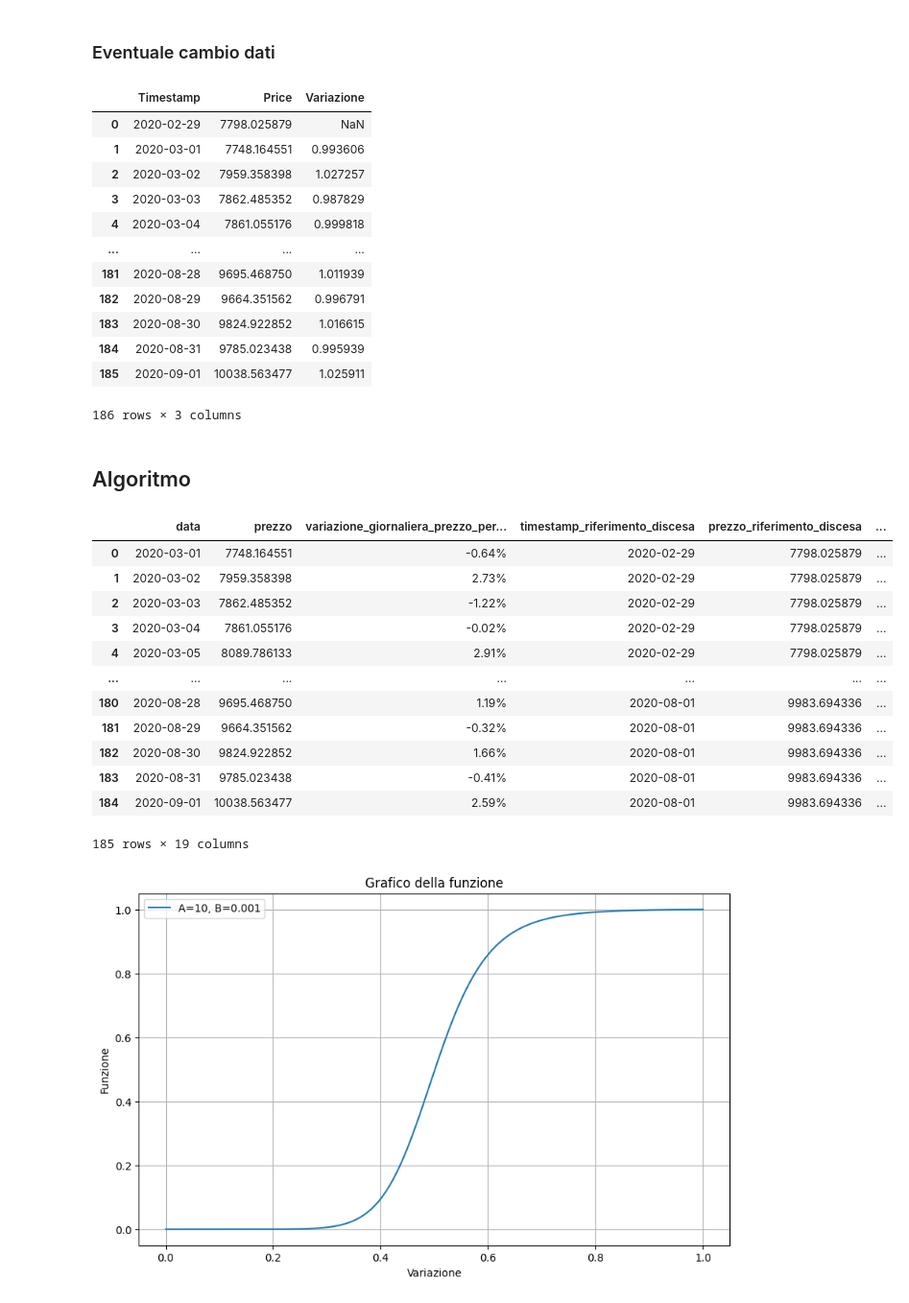
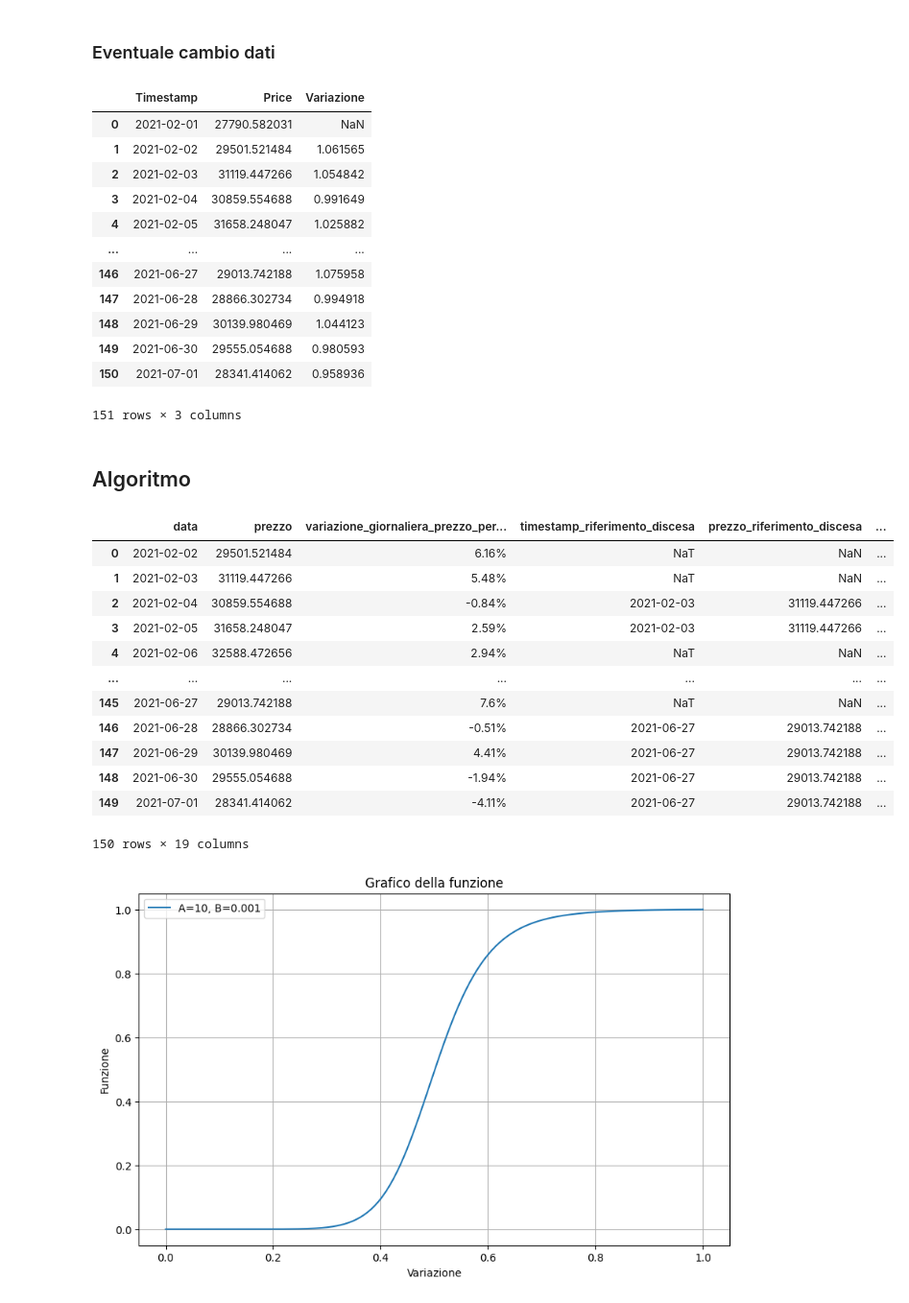
Before and after one commit to AleImbri/Crypto-strategies-simulations, a Jupyter notebook: Trading a % senza micro variazioni.ipynb, the cells around one changed output. Shown: that part at 96% size. Drawn from its saved outputs; the diff is of its cells as text; code cells hidden in the pictures.

```diff
--- a/Trading a % senza micro variazioni.ipynb
+++ b/Trading a % senza micro variazioni.ipynb
@@ -215,8 +215,8 @@ dati
 # data_fine = '2021-07-31'
 
 # Periodo personale
-data_inizio = '2020-02-29'
-data_fine = '2020-09-01'
+data_inizio = '2021-02-01'
+data_fine = '2021-07-01'
 
 indice_inizio = dati[dati['Timestamp'] == data_inizio].index[0]
 indice_fine = dati[dati['Timestamp'] == data_fine].index[0]
@@ -255,18 +255,18 @@ dati['Price'] = dati.index.map(calcola_prezzo)
 dati
 # %% [output]
 |  | Timestamp | Price | Variazione |
-| 0 | 2020-02-29 | 7798.025879 | NaN |
-| 1 | 2020-03-01 | 7748.164551 | 0.993606 |
-| 2 | 2020-03-02 | 7959.358398 | 1.027257 |
-| 3 | 2020-03-03 | 7862.485352 | 0.987829 |
-| 4 | 2020-03-04 | 7861.055176 | 0.999818 |
+| 0 | 2021-02-01 | 27790.582031 | NaN |
+| 1 | 2021-02-02 | 29501.521484 | 1.061565 |
+| 2 | 2021-02-03 | 31119.447266 | 1.054842 |
+| 3 | 2021-02-04 | 30859.554688 | 0.991649 |
+| 4 | 2021-02-05 | 31658.248047 | 1.025882 |
 | ... | ... | ... | ... |
-| 181 | 2020-08-28 | 9695.468750 | 1.011939 |
-| 182 | 2020-08-29 | 9664.351562 | 0.996791 |
-| 183 | 2020-08-30 | 9824.922852 | 1.016615 |
-| 184 | 2020-08-31 | 9785.023438 | 0.995939 |
-| 185 | 2020-09-01 | 10038.563477 | 1.025911 |
+| 146 | 2021-06-27 | 29013.742188 | 1.075958 |
+| 147 | 2021-06-28 | 28866.302734 | 0.994918 |
+| 148 | 2021-06-29 | 30139.980469 | 1.044123 |
+| 149 | 2021-06-30 | 29555.054688 | 0.980593 |
+| 150 | 2021-07-01 | 28341.414062 | 0.958936 |
-186 rows × 3 columns
+151 rows × 3 columns
 # %% [markdown]
 ## Algoritmo
 # %%
@@ -420,10 +420,10 @@ def plot_custom_exp(A, B):
 # Parametri della strategia
 inverti_riferimento_acquisto = True # Se è True, la variazione percentuale viene calcolata "dall'alto in basso" (ad esempio, se il prezzo passa da 80 a 40 la variazione % è considerata del -50%); se è False, la variazione percentuale viene calcolata "dal basso all'alto" (ad esempio, se il prezzo passa da 80 a 40 la variazione % è considerata del +100% perchè da 40 a 80 c'è il 100%); la percentuale di acquisto sarà poi una funzione del modulo di questa variazione % attraverso la function calcola_percentuale
 inverti_riferimento_vendita = True # Se è True, la variazione percentuale viene calcolata "dal basso all'alto" (ad esempio, se il prezzo passa da 70 a 140 la variazione % è considerata del +100%); se è False, la variazione percentuale viene calcolata "dall'alto al basso" (ad esempio, se il prezzo passa da 70 a 140 la variazione % è considerata del -50% perchè da 140 a 70 c'è il -50%); la percentuale di vendita sarà poi una funzione del modulo di questa variazione % attraverso la function calcola_percentuale
-acquisto_rispetto_liquidità_iniziale = True
+acquisto_rispetto_liquidità_iniziale = False
 vendita_rispetto_massimo_btc_posseduti = True
-compra_pure = True
-vendi_pure = True
+compra_pure = False
+vendi_pure = False
 soglia_vendita = 0 # La vendita avviene solo se il prezzo è superiore almeno di questa percentuale rispetto al prezzo medio pesato degli ultimi acquisti consecutivi, dove i pesi sono gli euro spesi
 A_a = 10 # Scegliere un numero > 0, anche se per una curva convessa conviene > 1
 B_a = 0.001 # Scegliere un numero > 0
@@ -431,7 +431,7 @@ A_v = 10 # Scegliere un numero > 0, anche se per una curva convessa conviene > 1
 B_v = 0.001 # Scegliere un numero > 0
 coefficienti_acquisto = 'custom_exp' # Scegliere se mandare una lista che rappresenta i coefficienti di un polinomio, una stringa con una funzione in particolare scritta in Python, oppure custom_exp per l'esponenziale personalizzato con i parametri A e B
 coefficienti_vendita =  'custom_exp' # Scegliere se mandare una lista che rappresenta i coefficienti di un polinomio, una stringa con una funzione in particolare scritta in Python, oppure custom_exp per l'esponenziale personalizzato con i parametri A e B
-compra_solo_in_discesa = True
+compra_solo_in_discesa = False
 vendi_solo_in_salita = False
 soglia_acquisto_rispetto_riferimento = 0 # L'acquisto avviene solo se il prezzo è sceso almeno di questa percentuale rispetto al prezzo_riferimento_discesa
 soglia_vendita_rispetto_riferimento = 0 # La vendita avviene solo se il prezzo è salito almeno di questa percentuale rispetto al prezzo_riferimento_salita
@@ -439,11 +439,11 @@ soglia_vendita_rispetto_riferimento = 0 # La vendita avviene solo se il prezzo
 soglia_calcolo_variazioni_discesa = 0.05
 soglia_calcolo_variazioni_salita = 0.05
 
-perc_relativa = False # Se è False, la percentuale di variazione dei prezzi viene calcolata in senso assoluto (ad esempio, se il prezzo è 50€ e cala del 10% diventa 45€) sia per variazioni positive che per variazioni negative; se è True: se il prezzo_riferimento corrente è prezzo_riferimento_discesa, guardo quanto è sceso il prezzo relativamente al minimo degli ultimi finestra_minimo giorni  (ad esempio, se prezzo_riferimento_discesa era 80€, oggi è 70€ e il minimo è 50€, un calo del 100% sarebbe andato da 80€ a 50€, e quindi in proporzione un calo da 80€ a 70€ corrisponde a un -33.3%), mentre se il prezzo di riferimento è prezzo_riferimento_salita, guardo quanto è salito relativamente al massimo degli ultimi finestra_massimo giorni (ad esempio, se prezzo_riferimento_salita era 20€, quello di oggi è 50€ e il massimo è 90€, la salita relativa in percntuale è 3/7 ~ 42.9%); notare che se perc_relativa è True, sono indifferenti i valori di inverti_riferimento_acquisto nel caso di una discesa e inverti_riferimento_vendita nel caso di una salita, mentre se è False sono ovviamente indifferenti il valore di finestra_minimo e di finestra_massimo
+perc_relativa = True # Se è False, la percentuale di variazione dei prezzi viene calcolata in senso assoluto (ad esempio, se il prezzo è 50€ e cala del 10% diventa 45€) sia per variazioni positive che per variazioni negative; se è True: se il prezzo_riferimento corrente è prezzo_riferimento_discesa, guardo quanto è sceso il prezzo relativamente al minimo degli ultimi finestra_minimo giorni  (ad esempio, se prezzo_riferimento_discesa era 80€, oggi è 70€ e il minimo è 50€, un calo del 100% sarebbe andato da 80€ a 50€, e quindi in proporzione un calo da 80€ a 70€ corrisponde a un -33.3%), mentre se il prezzo di riferimento è prezzo_riferimento_salita, guardo quanto è salito relativamente al massimo degli ultimi finestra_massimo giorni (ad esempio, se prezzo_riferimento_salita era 20€, quello di oggi è 50€ e il massimo è 90€, la salita relativa in percntuale è 3/7 ~ 42.9%); notare che se perc_relativa è True, sono indifferenti i valori di inverti_riferimento_acquisto nel caso di una discesa e inverti_riferimento_vendita nel caso di una salita, mentre se è False sono ovviamente indifferenti il valore di finestra_minimo e di finestra_massimo
 finestra_minimo = 30 # Finestra per calcolare il minimo, compreso il giorno attuale
 finestra_massimo = 30 # Finestra per calcolare il massimo, compreso il giorno attuale
-nuovi_min_all_in = False # Utile solo se perc_relativa è True, altrimenti è come se non ci fosse: se è False, evita di acquistare il 100% se il prezzo attuale diventa il nuovo minimo, e in quel caso invece acquista come se perc_relativa fosse False (guardando quindi anche inverti_riferimento_acquisto e agendo di conseguenza); se è True, in caso di nuovi minimi acquista subito con il 100% di liquidità appena il prezzo diventa lui stesso il nuovo minimo degli ultimi finestra_minimo giorni
-nuovi_max_all_in = False # Analogo di nuovi_min_all_in ma per il massimo (evita di vendere il 100%)
+nuovi_min_all_in = True # Utile solo se perc_relativa è True, altrimenti è come se non ci fosse: se è False, evita di acquistare il 100% se il prezzo attuale diventa il nuovo minimo, e in quel caso invece acquista come se perc_relativa fosse False (guardando quindi anche inverti_riferimento_acquisto e agendo di conseguenza); se è True, in caso di nuovi minimi acquista subito con il 100% di liquidità appena il prezzo diventa lui stesso il nuovo minimo degli ultimi finestra_minimo giorni
+nuovi_max_all_in = True # Analogo di nuovi_min_all_in ma per il massimo (evita di vendere il 100%)
 
 soglia_acquisti_vicini = 0.05 # Se è 0, è come se questa variabile non esistesse perchè rimane tutto come prima; se è > 0, un acquisto avviene solo se il prezzo attuale è almeno di questa soglia percentuale sopra l'ultimo prezzo di acquisto (ammesso che ci sia un acquisto precedente, e solo se non ci sono state delle vendite tra il giorno di quell'acquisto e oggi): ad esempio, se il prezzo dell'ultimo acquisto era 50€ e questa soglia è 5%, l'eventuale acquisto di oggi avviene solo se il prezzo è sopra 52.5 o sotto 47.5
 soglia_vendite_vicine = 0.05 # Analogo di soglia_acquisti_vicini, ma con le vendite
@@ -451,8 +451,8 @@ soglia_vendite_vicine = 0.05 # Analogo di soglia_acquisti_vicini, ma con le vend
 
 
 # Parametri iniziali
-liquidità_iniziale = 1000  # Euro iniziali
-bitcoin_iniziali = 0
+liquidità_iniziale = 0  # Euro iniziali
+bitcoin_iniziali = 0.02478146
 liquidità = liquidità_iniziale
 bitcoin = bitcoin_iniziali
 valore_totale_portafoglio = liquidità + bitcoin * dati['Price'][0]
@@ -641,45 +641,45 @@ for i in range(1, len(dati)):
 
     # Aggiungi la transazione al dataframe
     nuova_transazione = pd.DataFrame([{
         'data': data_odierna,
         'prezzo': prezzo_attuale,
         'variazione_giornaliera_prezzo_percentuale': str(round(variazione_giornaliera_prezzo_percentuale, 2)) + '%' if variazione_giornaliera_prezzo_percentuale else None,
         'timestamp_riferimento_discesa': timestamp_riferimento_discesa,
         'prezzo_riferimento_discesa': prezzo_riferimento_discesa,
         'variazione_rispetto_riferimento_discesa': str(round(variazione_perc_rispetto_riferimento_discesa, 2)) + '%' if variazione_perc_rispetto_riferimento_discesa else None,
         'timestamp_riferimento_salita': timestamp_riferimento_salita,
         'prezzo_riferimento_salita': prezzo_riferimento_salita,
         'variazione_rispetto_riferimento_salita': str(round(variazione_perc_rispetto_riferimento_salita, 2)) + '%' if variazione_perc_rispetto_riferimento_salita else None,
         'azione': azione,
         'Percentuale Liquidità Usata': percentuale_liquidità_usata,
         'Percentuale Bitcoin Usata': percentuale_bitcoin_usata,
         'Percentuale Liquidità Usata rispetto riferimento': percentuale_liquidità_usata_rispetto_rif,
         'Percentuale Bitcoin Usata rispetto riferimento': percentuale_bitcoin_usata_rispetto_rif,
         'quantità_euro': euro_spesi_o_ricavati,
         'Bitcoin Acquistati/Venduti': bitcoin_acquistati_o_venduti,
         'Liquidità': liquidità,
         'Bitcoin': bitcoin,
         'valore_totale_portafoglio': valore_totale_portafoglio
     }])
 
     df_transazioni = pd.concat([df_transazioni, nuova_transazione], ignore_index=True)
 
 # Visualizza il DataFrame delle transazioni
 df_transazioni
 # %% [output]
 |  | data | prezzo | variazione_giornaliera_prezzo_per... | timestamp_riferimento_discesa | prezzo_riferimento_discesa | ... |
-| 0 | 2020-03-01 | 7748.164551 | -0.64% | 2020-02-29 | 7798.025879 | ... |
-| 1 | 2020-03-02 | 7959.358398 | 2.73% | 2020-02-29 | 7798.025879 | ... |
-| 2 | 2020-03-03 | 7862.485352 | -1.22% | 2020-02-29 | 7798.025879 | ... |
-| 3 | 2020-03-04 | 7861.055176 | -0.02% | 2020-02-29 | 7798.025879 | ... |
-| 4 | 2020-03-05 | 8089.786133 | 2.91% | 2020-02-29 | 7798.025879 | ... |
+| 0 | 2021-02-02 | 29501.521484 | 6.16% | NaT | NaN | ... |
+| 1 | 2021-02-03 | 31119.447266 | 5.48% | NaT | NaN | ... |
+| 2 | 2021-02-04 | 30859.554688 | -0.84% | 2021-02-03 | 31119.447266 | ... |
+| 3 | 2021-02-05 | 31658.248047 | 2.59% | 2021-02-03 | 31119.447266 | ... |
+| 4 | 2021-02-06 | 32588.472656 | 2.94% | NaT | NaN | ... |
 | ... | ... | ... | ... | ... | ... | ... |
-| 180 | 2020-08-28 | 9695.468750 | 1.19% | 2020-08-01 | 9983.694336 | ... |
-| 181 | 2020-08-29 | 9664.351562 | -0.32% | 2020-08-01 | 9983.694336 | ... |
-| 182 | 2020-08-30 | 9824.922852 | 1.66% | 2020-08-01 | 9983.694336 | ... |
-| 183 | 2020-08-31 | 9785.023438 | -0.41% | 2020-08-01 | 9983.694336 | ... |
-| 184 | 2020-09-01 | 10038.563477 | 2.59% | 2020-08-01 | 9983.694336 | ... |
+| 145 | 2021-06-27 | 29013.742188 | 7.6% | NaT | NaN | ... |
+| 146 | 2021-06-28 | 28866.302734 | -0.51% | 2021-06-27 | 29013.742188 | ... |
+| 147 | 2021-06-29 | 30139.980469 | 4.41% | 2021-06-27 | 29013.742188 | ... |
+| 148 | 2021-06-30 | 29555.054688 | -1.94% | 2021-06-27 | 29013.742188 | ... |
+| 149 | 2021-07-01 | 28341.414062 | -4.11% | 2021-06-27 | 29013.742188 | ... |
-185 rows × 19 columns
+150 rows × 19 columns
 # %%
 plot_custom_exp(A_a, B_a)
 # %% [output]
```
Also changed, not shown: parts of 6 cells of this notebook, 3 other files.
